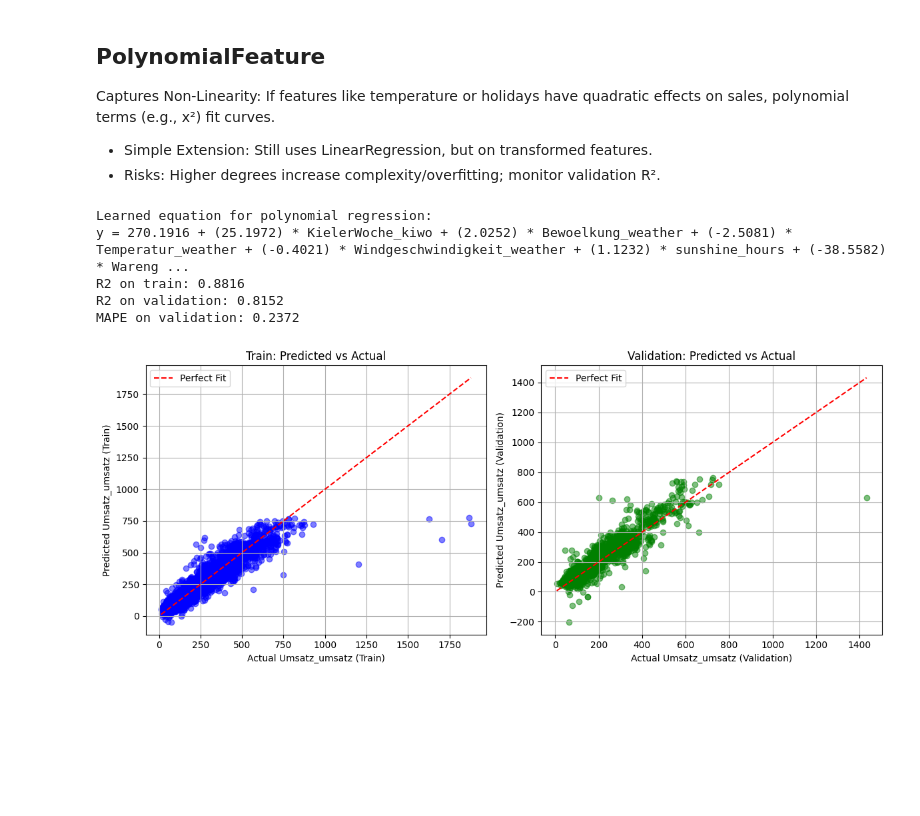
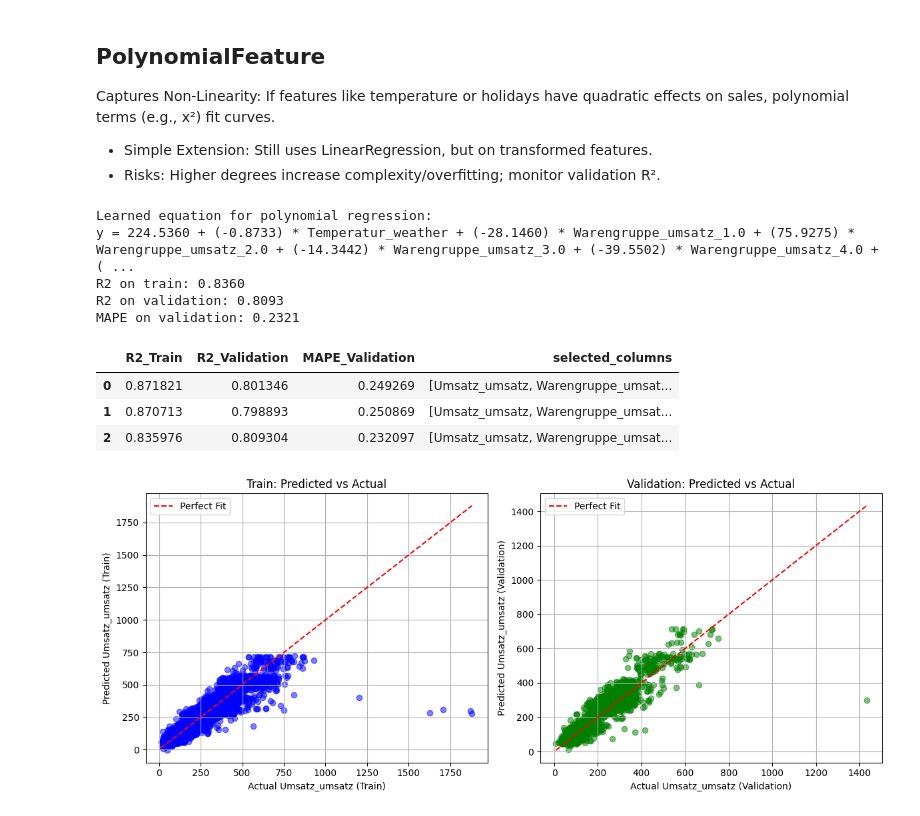
Before and after one commit to Awais16/bakery_sales_prediction, a Jupyter notebook: 2_BaselineModel/LinearRegression_2.ipynb, the cells around one changed output. Cells and saved outputs as stored; diff of their text form; code cells hidden in the pictures; blank space fills up the shorter version.

```diff
--- a/2_BaselineModel/LinearRegression_2.ipynb
+++ b/2_BaselineModel/LinearRegression_2.ipynb
@@ -36,7 +36,12 @@ df_test_clean['month']= df_test_clean['Datum'].dt.month
 print(f"Train data shape: {df_train_clean.shape}")
 print(f"Validation data shape: {df_validation_clean.shape}")
 print(f"Test data shape: {df_test_clean.shape}")
-df_train_clean.head()
+
+if 'experiment_results_LR' not in globals():
+    experiment_results_LR = pd.DataFrame(columns=['R2_Train', 'R2_Validation', 'MAPE_Validation','selected_columns'])
+
+if 'experiment_results_PR' not in globals():
+    experiment_results_PR = pd.DataFrame(columns=['R2_Train', 'R2_Validation', 'MAPE_Validation','selected_columns'])
 # %% [output]
 Train data shape: (7487, 18)
 Validation data shape: (1841, 18)
@@ -60,13 +63,17 @@ df_validation_clean = df_validation_clean.drop(columns=drop_columns)
+# %%
+selected_columns = ['Umsatz_umsatz', 'Warengruppe_umsatz', 'day_of_week', 'Temperatur_weather', 'month', 'KielerWoche_kiwo']
+df_train_clean = df_train_clean[selected_columns]
+df_validation_clean = df_validation_clean[selected_columns]
 # %% [markdown]
 ### Categorial_cols
 # %%
-categorical_cols = ['Warengruppe_umsatz', 'day_of_week','public_holiday','next_day_holiday','month','school_holiday']  # example; replace with actual categoricals
+categorical_cols = ['Warengruppe_umsatz', 'day_of_week','month','Bewoelkung_weather','school_holiday','KielerWoche_kiwo','public_holiday','next_day_holiday']
 # filter to only those present in the data
 categorical_cols = [col for col in categorical_cols if col in df_train_clean.columns]
 
-df_train_clean = pd.get_dummies(df_train_clean, columns=categorical_cols, drop_first=False)  # drop_first=True to avoid multicollinearity if needed
-df_validation_clean = pd.get_dummies(df_validation_clean, columns=categorical_cols, drop_first=False)
+df_train_clean_cat = pd.get_dummies(df_train_clean, columns=categorical_cols, drop_first=False)
+df_validation_clean_cat = pd.get_dummies(df_validation_clean, columns=categorical_cols, drop_first=False)
 
 # ensure train and validation have the same columns (in case of missing categories in validation)
-df_validation_clean = df_validation_clean.reindex(columns=df_train_clean.columns, fill_value=0)
+df_validation_clean_cat = df_validation_clean_cat.reindex(columns=df_train_clean_cat.columns, fill_value=0)
 # %%
@@ -95,10 +102,10 @@ Name: Umsatz_umsatz, dtype: float64
 # prepare features and target
 # assuming 'Umsatz' is the target column
 target = 'Umsatz_umsatz'
-X_train = df_train_clean.drop(columns=[target])
-y_train = df_train_clean[target]
-X_validation = df_validation_clean.drop(columns=[target])
-y_validation = df_validation_clean[target]
+X_train = df_train_clean_cat.drop(columns=[target])
+y_train = df_train_clean_cat[target]
+X_validation = df_validation_clean_cat.drop(columns=[target])
+y_validation = df_validation_clean_cat[target]
 
 # fit the model
 model = LinearRegression()
@@ -125,5 +132,9 @@ print(f"R2 on validation: {r2_validation}")
 # calculate MAPE on validation
 mape_validation = mean_absolute_percentage_error(y_validation, y_validation_pred)
 print(f"MAPE on validation: {mape_validation}")
+
+# concat results in experiment_results_LR
+experiment_results_LR = pd.concat([experiment_results_LR, pd.DataFrame({'R2_Train': [r2_train], 'R2_Validation': [r2_validation], 'MAPE_Validation': [mape_validation],'selected_columns':[selected_columns]})], ignore_index=True)
+display(experiment_results_LR.tail(5))
 # %% [output]
 Learned equation:
@@ -171,10 +188,10 @@ from sklearn.preprocessing import PolynomialFeatures
 
 # prepare features and target
 target = 'Umsatz_umsatz'
-X_train = df_train_clean.drop(columns=[target])
-y_train = df_train_clean[target]
-X_validation = df_validation_clean.drop(columns=[target])
-y_validation = df_validation_clean[target]
+X_train = df_train_clean_cat.drop(columns=[target])
+y_train = df_train_clean_cat[target]
+X_validation = df_validation_clean_cat.drop(columns=[target])
+y_validation = df_validation_clean_cat[target]
 
 # add polynomial features (degree 2 for quadratic)
 poly = PolynomialFeatures(degree=2, include_bias=False)
@@ -205,35 +222,43 @@ mape_validation = mean_absolute_percentage_error(y_validation, y_validation_pred
 print(f"R2 on train: {r2_train:.4f}")
 print(f"R2 on validation: {r2_validation:.4f}")
 print(f"MAPE on validation: {mape_validation:.4f}")
 
+# concat results in experiment_results_PR
+experiment_results_PR = pd.concat([experiment_results_PR, pd.DataFrame({'R2_Train': [r2_train], 'R2_Validation': [r2_validation], 'MAPE_Validation': [mape_validation],'selected_columns':[selected_columns]})], ignore_index=True)
+display(experiment_results_PR.tail(5))
+
 # plot predicted vs actual (same as before)
 import matplotlib.pyplot as plt
 fig, axes = plt.subplots(1, 2, figsize=(12, 5))
 
 axes[0].scatter(y_train, y_train_pred, alpha=0.5, color='blue')
 axes[0].plot([y_train.min(), y_train.max()], [y_train.min(), y_train.max()], 'r--', label='Perfect Fit')
 axes[0].set_xlabel('Actual Umsatz_umsatz (Train)')
 axes[0].set_ylabel('Predicted Umsatz_umsatz (Train)')
 axes[0].set_title('Train: Predicted vs Actual')
 axes[0].legend()
 axes[0].grid(True)
 
 axes[1].scatter(y_validation, y_validation_pred, alpha=0.5, color='green')
 axes[1].plot([y_validation.min(), y_validation.max()], [y_validation.min(), y_validation.max()], 'r--', label='Perfect Fit')
 axes[1].set_xlabel('Actual Umsatz_umsatz (Validation)')
 axes[1].set_ylabel('Predicted Umsatz_umsatz (Validation)')
 axes[1].set_title('Validation: Predicted vs Actual')
 axes[1].legend()
 axes[1].grid(True)
 
 plt.tight_layout()
 plt.show()
 
 # ...existing code...
 # %% [output]
 Learned equation for polynomial regression:
-y = 270.1916 + (25.1972) * KielerWoche_kiwo + (2.0252) * Bewoelkung_weather + (-2.5081) * Temperatur_weather + (-0.4021) * Windgeschwindigkeit_weather + (1.1232) * sunshine_hours + (-38.5582) * Wareng ...
-R2 on train: 0.8816
-R2 on validation: 0.8152
-MAPE on validation: 0.2372
+y = 224.5360 + (-0.8733) * Temperatur_weather + (-28.1460) * Warengruppe_umsatz_1.0 + (75.9275) * Warengruppe_umsatz_2.0 + (-14.3442) * Warengruppe_umsatz_3.0 + (-39.5502) * Warengruppe_umsatz_4.0 + ( ...
+R2 on train: 0.8360
+R2 on validation: 0.8093
+MAPE on validation: 0.2321
+|  | R2_Train | R2_Validation | MAPE_Validation | selected_columns |
+| 0 | 0.871821 | 0.801346 | 0.249269 | [Umsatz_umsatz, Warengruppe_umsat... |
+| 1 | 0.870713 | 0.798893 | 0.250869 | [Umsatz_umsatz, Warengruppe_umsat... |
+| 2 | 0.835976 | 0.809304 | 0.232097 | [Umsatz_umsatz, Warengruppe_umsat... |
-[figure, old version]
+[figure, new version]
```
Also changed, not shown: parts of 6 cells of this notebook.
